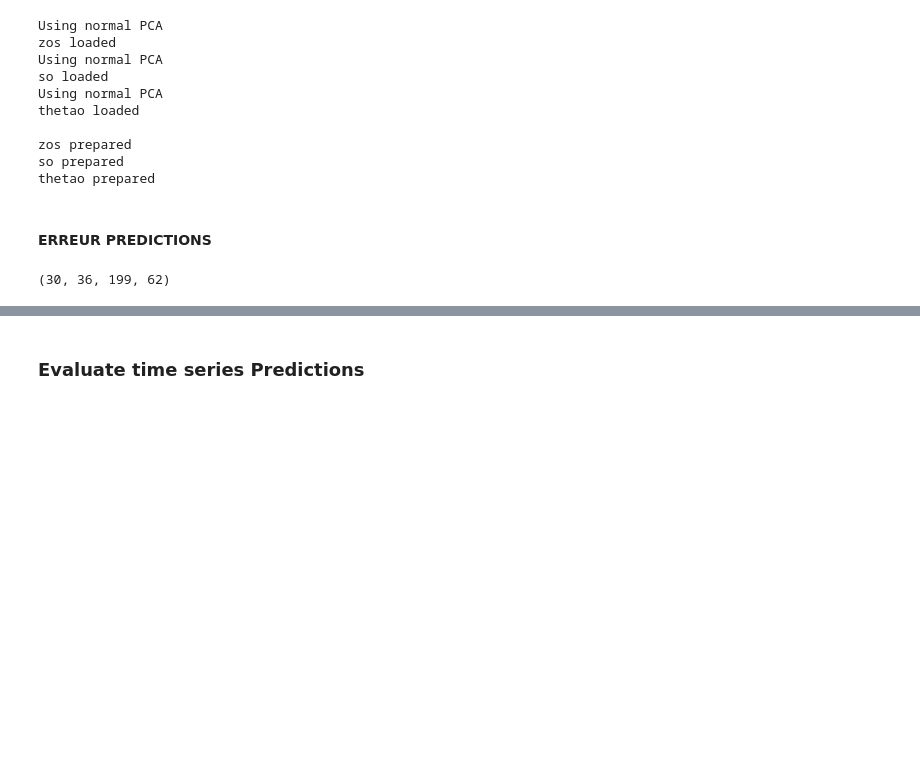
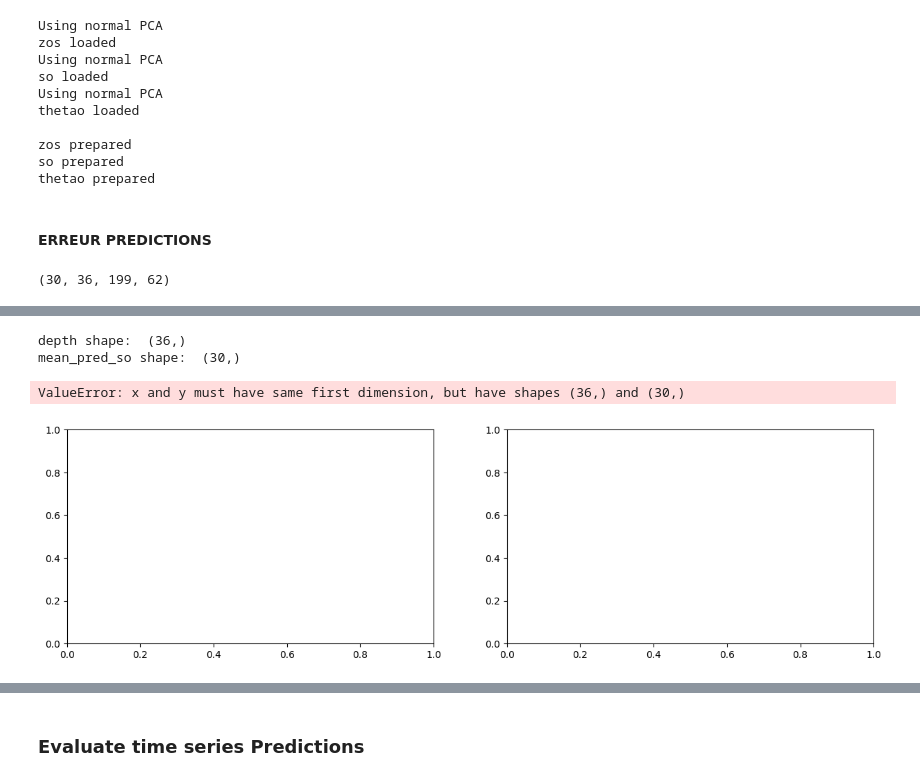
Before and after one commit to m2lines/nemo-spinup-forecast, a Jupyter notebook: Notebooks/Jumper.ipynb, the cells around one changed output, grey strips where cells are left out. Cells and saved outputs as stored; diff of their text form; code cells hidden in the pictures; blank space fills up the shorter version.

```diff
--- a/Notebooks/Jumper.ipynb
+++ b/Notebooks/Jumper.ipynb
@@ -594,18 +592,23 @@ mean_ref_zos = np.nanmean(ref_zos.simulation, axis=(1, 2))
 # %%
 fig, axes = plt.subplots(1, 2, figsize=(15, 4))
 print("depth shape: ", depth.shape)
 print("mean_pred_so shape: ", mean_pred_so.shape)
 axes[0].plot(depth, mean_pred_so, label="predictions")
 axes[0].plot(depth, mean_ref_so, label="reference")
 axes[0].legend()
 
 axes[1].plot(depth, mean_pred_thetao, label="predictions")
 axes[1].plot(depth, mean_ref_thetao, label="reference")
 axes[1].legend()
 
-fig.suptitle(f"Average over depth")
+fig.suptitle("Average over depth")
 plt.tight_layout()
 plt.show()
+# %% [output]
+depth shape:  (36,)
+mean_pred_so shape:  (30,)
+ValueError: x and y must have same first dimension, but have shapes (36,) and (30,)
+[figure, added]
 # %%
 mean_pred = [mean_pred_zos, mean_pred_so, mean_pred_thetao]
 mean_ref = [mean_ref_zos, mean_ref_so, mean_ref_thetao]
```
Also changed, not shown: parts of 14 cells of this notebook, 12 other files.
